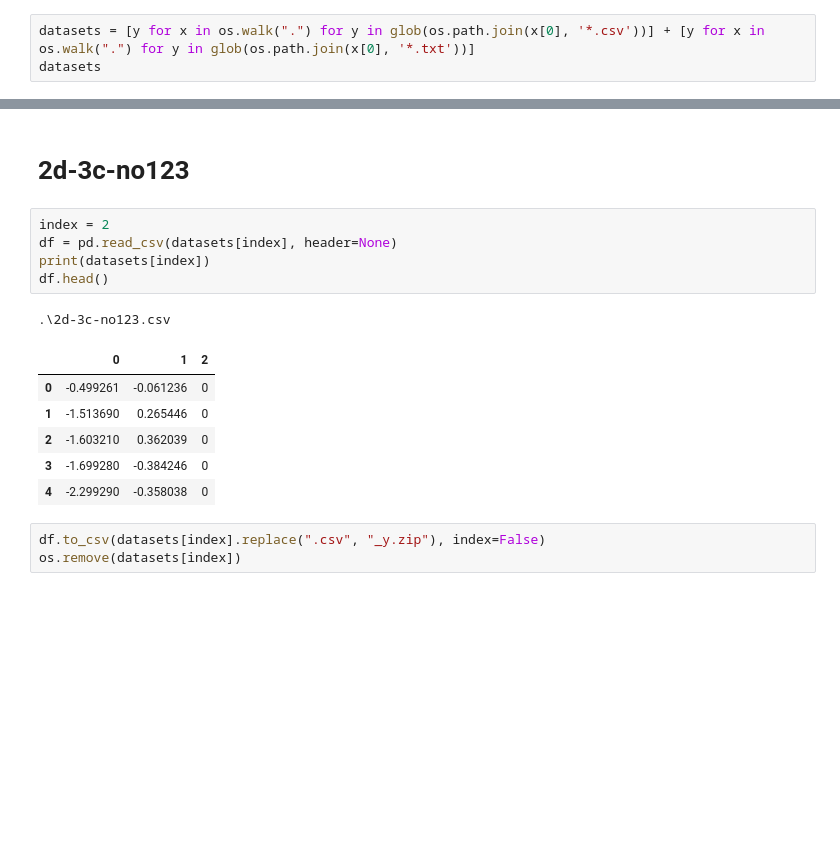
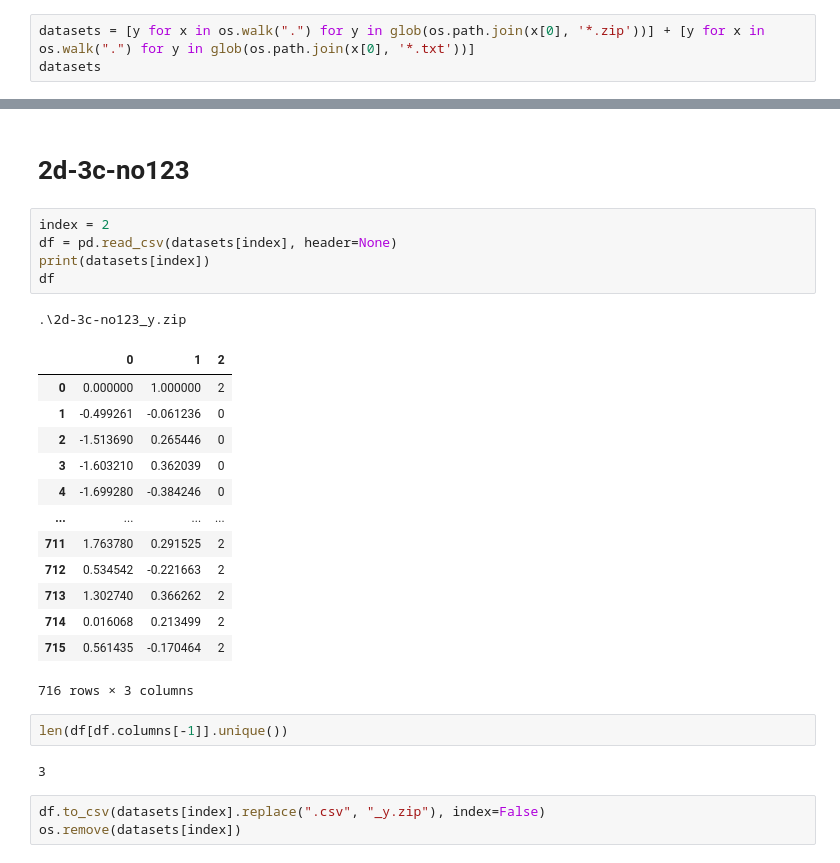
Before and after one commit to cri98li/ParTree, a Jupyter notebook: Experiments/datasets/syntetic/Preprocessing syntetic.ipynb, the cells around one changed output, grey strips where cells are left out. Saved outputs shown, nothing was run; the diff lists cells and outputs as text; blank space fills up the shorter version.

```diff
--- a/Experiments/datasets/syntetic/Preprocessing syntetic.ipynb
+++ b/Experiments/datasets/syntetic/Preprocessing syntetic.ipynb
@@ -4,6 +4,6 @@ import os
 from glob import glob
 import numpy as np
 # %%
-datasets = [y for x in os.walk(".") for y in glob(os.path.join(x[0], '*.csv'))] + [y for x in os.walk(".") for y in glob(os.path.join(x[0], '*.txt'))]
+datasets = [y for x in os.walk(".") for y in glob(os.path.join(x[0], '*.zip'))] + [y for x in os.walk(".") for y in glob(os.path.join(x[0], '*.txt'))]
 datasets
 # %% [output]
@@ -67,16 +88,27 @@ os.remove(datasets[index])
 # %%
 index = 2
 df = pd.read_csv(datasets[index], header=None)
 print(datasets[index])
-df.head()
+df
 # %% [output]
-.\2d-3c-no123.csv
+.\2d-3c-no123_y.zip
 |  | 0 | 1 | 2 |
-| 0 | -0.499261 | -0.061236 | 0 |
-| 1 | -1.513690 | 0.265446 | 0 |
-| 2 | -1.603210 | 0.362039 | 0 |
-| 3 | -1.699280 | -0.384246 | 0 |
-| 4 | -2.299290 | -0.358038 | 0 |
+| 0 | 0.000000 | 1.000000 | 2 |
+| 1 | -0.499261 | -0.061236 | 0 |
+| 2 | -1.513690 | 0.265446 | 0 |
+| 3 | -1.603210 | 0.362039 | 0 |
+| 4 | -1.699280 | -0.384246 | 0 |
+| ... | ... | ... | ... |
+| 711 | 1.763780 | 0.291525 | 2 |
+| 712 | 0.534542 | -0.221663 | 2 |
+| 713 | 1.302740 | 0.366262 | 2 |
+| 714 | 0.016068 | 0.213499 | 2 |
+| 715 | 0.561435 | -0.170464 | 2 |
+716 rows × 3 columns
+# %%
+len(df[df.columns[-1]].unique())
+# %% [output]
+3
 # %%
 df.to_csv(datasets[index].replace(".csv", "_y.zip"), index=False)
 os.remove(datasets[index])
```
Also changed, not shown: parts of 37 cells of this notebook, 13 other files.
